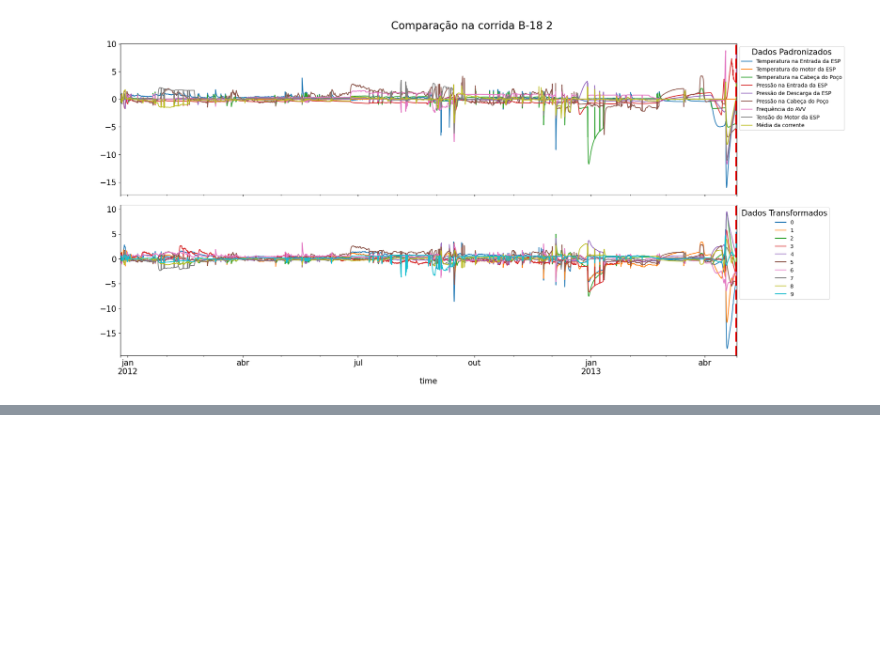
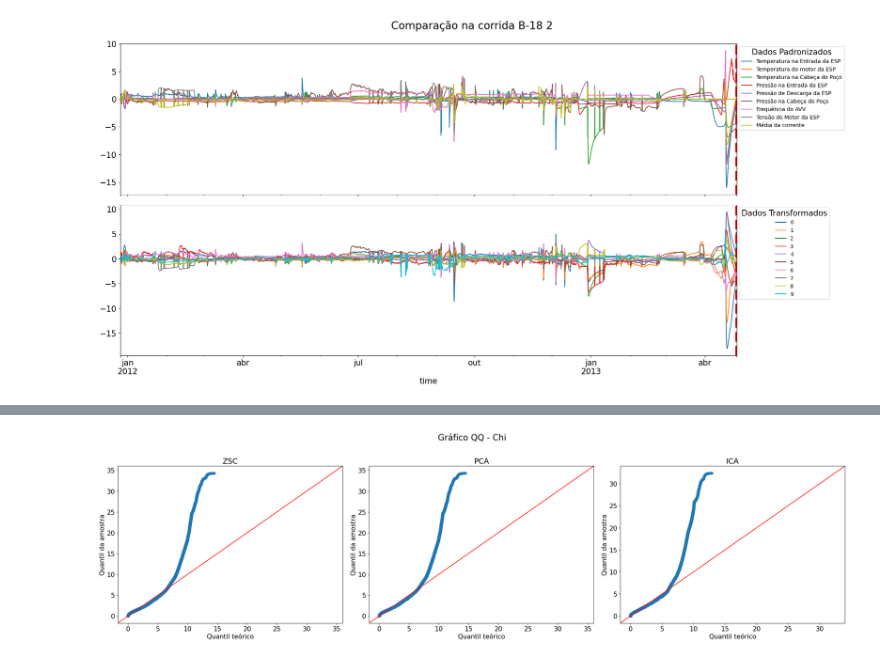
Before and after one commit to RL2-SP3/LISSA, a Jupyter notebook: examples/analise_dados_PCA.ipynb, the cells around one changed output, grey strips where cells are left out. Drawn from its saved outputs; the diff is of its cells as text; code cells hidden in the pictures; blank space fills up the shorter version.

```diff
--- a/examples/analise_dados_PCA.ipynb
+++ b/examples/analise_dados_PCA.ipynb
@@ -256,3 +264,31 @@ fig.savefig("../imagens_gerais/QQplotICA",bbox_inches='tight')
 # plt.suptitle("Histogramas dos dados transformados pela PCA",fontsize=20,y=1)
 # plt.tight_layout(pad=1.5)
 # plt.savefig("../imagens_gerais/hist_PCA.jpg")
+# %%
+ChiDist = pd.DataFrame(columns=["ZSC","PCA","ICA"],index=entireData.loc[entireData["Well_down"]==0].index)
+
+ChiDist["ICA"] = ICAdata[ICAHeaders].loc[ICAdata["Well_down"]==0].pow(2).sum(axis=1).pow(1/2)
+ChiDist["PCA"] = PCAdata[PCAHeaders].loc[PCAdata["Well_down"]==0].pow(2).sum(axis=1).pow(1/2)
+ChiDist["ZSC"] = entireData[operationalHeaders].loc[entireData["Well_down"]==0].pow(2).sum(axis=1).pow(1/2)
+# %%
+plt.rcParams["font.size"]=15
+
+fig, axs = plt.subplots(1,3,figsize=(25,7))
+
+fig.suptitle("Gráfico QQ - Chi",fontsize=20, y=1)
+
+props = ["ZSC","PCA","ICA"]
+
+
+
+for i in range(0,3):
+    df,loc,scale = ss.distributions.chi.fit(ChiDist[props[i]])
+    sm.qqplot(ChiDist[props[i]], line="45",ax=axs[i],dist=ss.distributions.chi(df,loc,scale))
+    axs[i].title.set_text(props[i])
+    axs[i].set_xlabel("Quantil teórico")
+    axs[i].set_ylabel("Quantil da amostra")
+
+fig.tight_layout(pad=1.2)
+fig.savefig("../imagens_gerais/QQChi")
+# %% [output]
+[figure, added]
```
Also changed, not shown: parts of 7 cells of this notebook, 1 other file.
